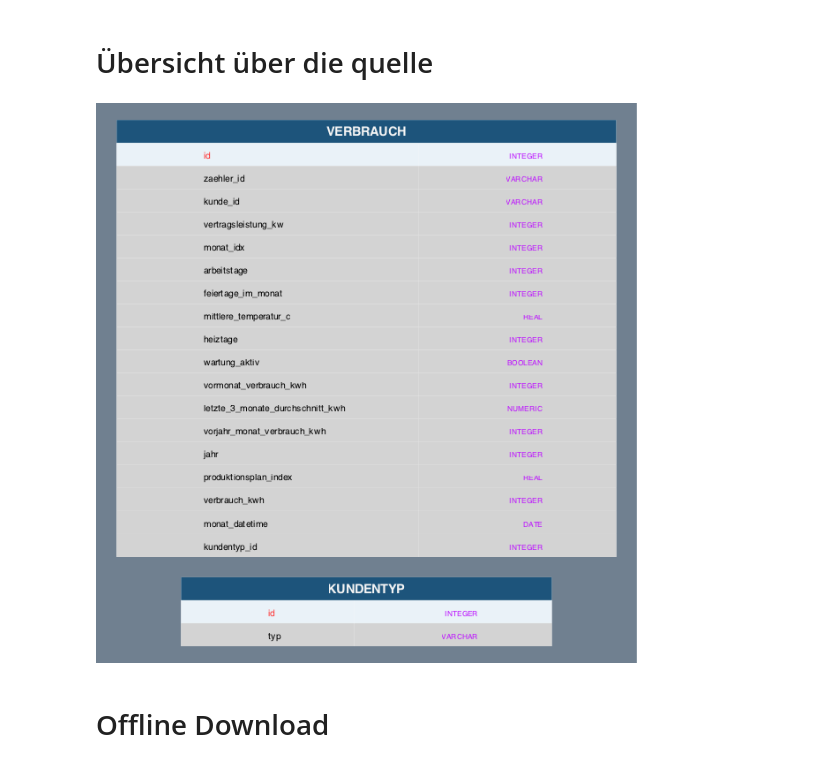
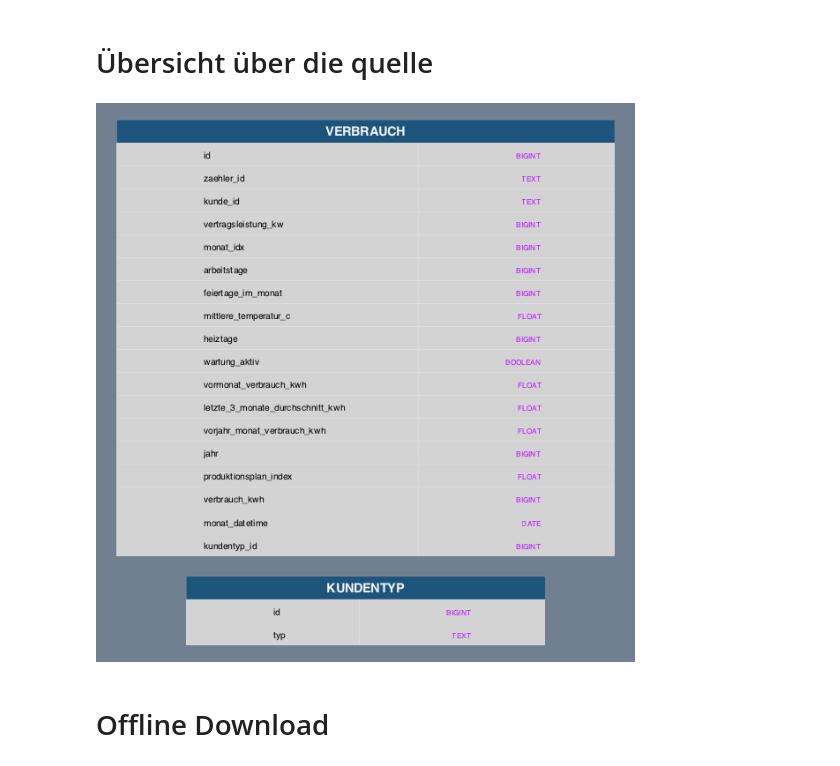
Before and after one commit to AgusLuigi/IHK_Repo, a Jupyter notebook: notebook/03_SQL.ipynb, the cells around one changed output. Drawn from its saved outputs; the diff is of its cells as text; code cells hidden in the pictures.

```diff
--- a/notebook/03_SQL.ipynb
+++ b/notebook/03_SQL.ipynb
@@ -16,9 +16,9 @@ load_data(relative_path_from_root="")
 # %% [markdown]
 # Übersicht über die quelle
 # %%
-sql_conect_image('postgresql://ihk:ihkzertifikat0726@146.52.25.168/ihkpruefung')
+sql_conect_image('sqlite:////Users/cristallagus/Desktop/IHK_Prüfung/IHK_Repo/data/replizierte_daten.sqlite')
 # %% [output]
-[figure, old version]
+[figure, new version]
 # %% [markdown]
 # Offline Download
 # %%
```
